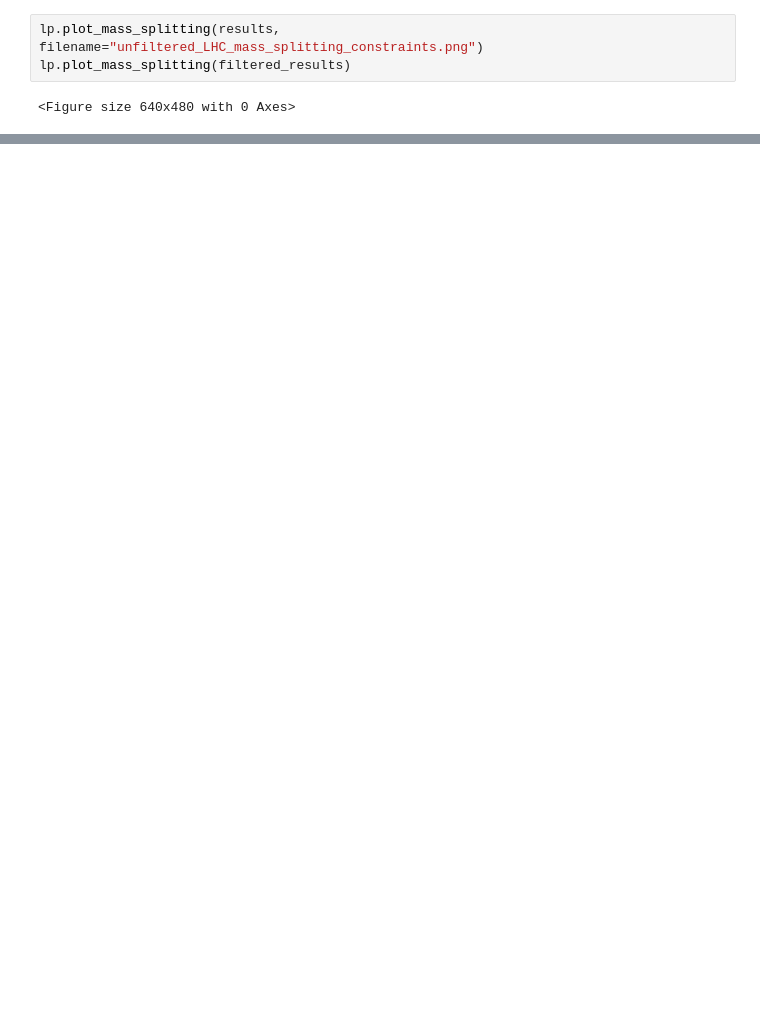
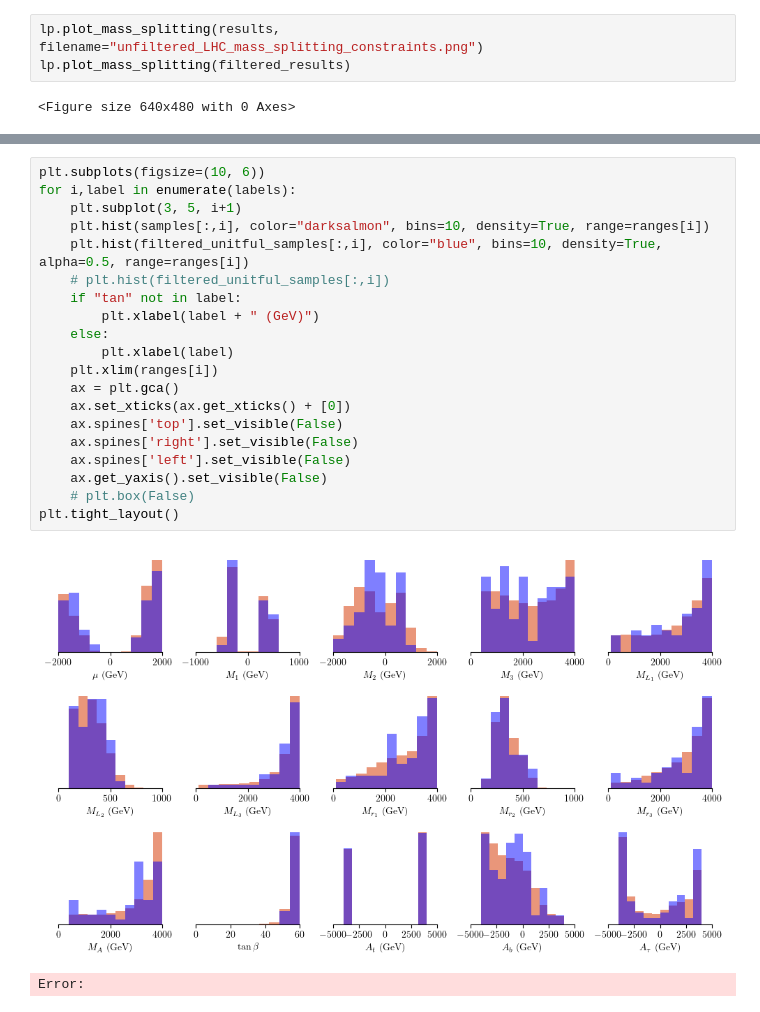
Before and after one commit to NolanSmyth/MSSM, a Jupyter notebook: LBI/pMSSM/limit_plots.ipynb, the cells around one changed output, grey strips where cells are left out. Drawn from its saved outputs; the diff is of its cells as text; blank space fills up the shorter version.

```diff
--- a/LBI/pMSSM/limit_plots.ipynb
+++ b/LBI/pMSSM/limit_plots.ipynb
@@ -131,0 +132,23 @@ plt.tight_layout()
+# %%
+plt.subplots(figsize=(10, 6))
+for i,label in enumerate(labels):
+    plt.subplot(3, 5, i+1)
+    plt.hist(samples[:,i], color="darksalmon", bins=10, density=True, range=ranges[i])
+    plt.hist(filtered_unitful_samples[:,i], color="blue", bins=10, density=True, alpha=0.5, range=ranges[i])
+    # plt.hist(filtered_unitful_samples[:,i])
+    if "tan" not in label:
+        plt.xlabel(label + " (GeV)")
+    else:
+        plt.xlabel(label)
+    plt.xlim(ranges[i])
+    ax = plt.gca()
+    ax.set_xticks(ax.get_xticks() + [0])
+    ax.spines['top'].set_visible(False)
+    ax.spines['right'].set_visible(False)
+    ax.spines['left'].set_visible(False)
+    ax.get_yaxis().set_visible(False)
+    # plt.box(False)
+plt.tight_layout()
+# %% [output]
+[figure, added]
+Error:
```
Also changed, not shown: parts of 11 cells of this notebook, 5 other files.
